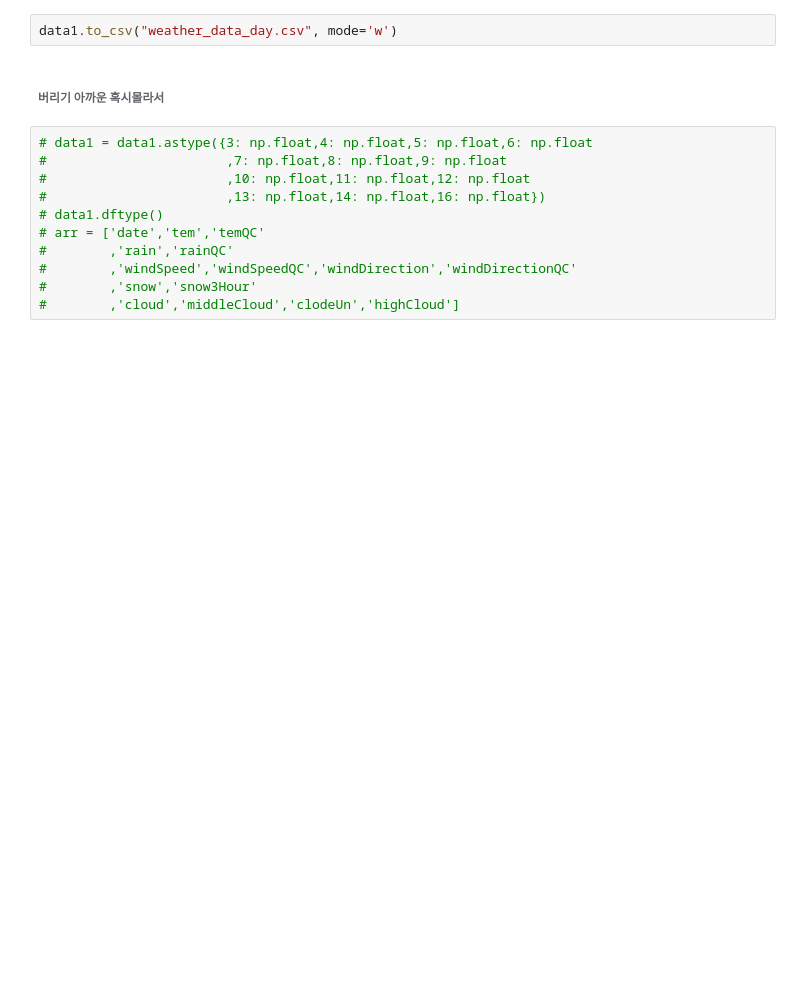
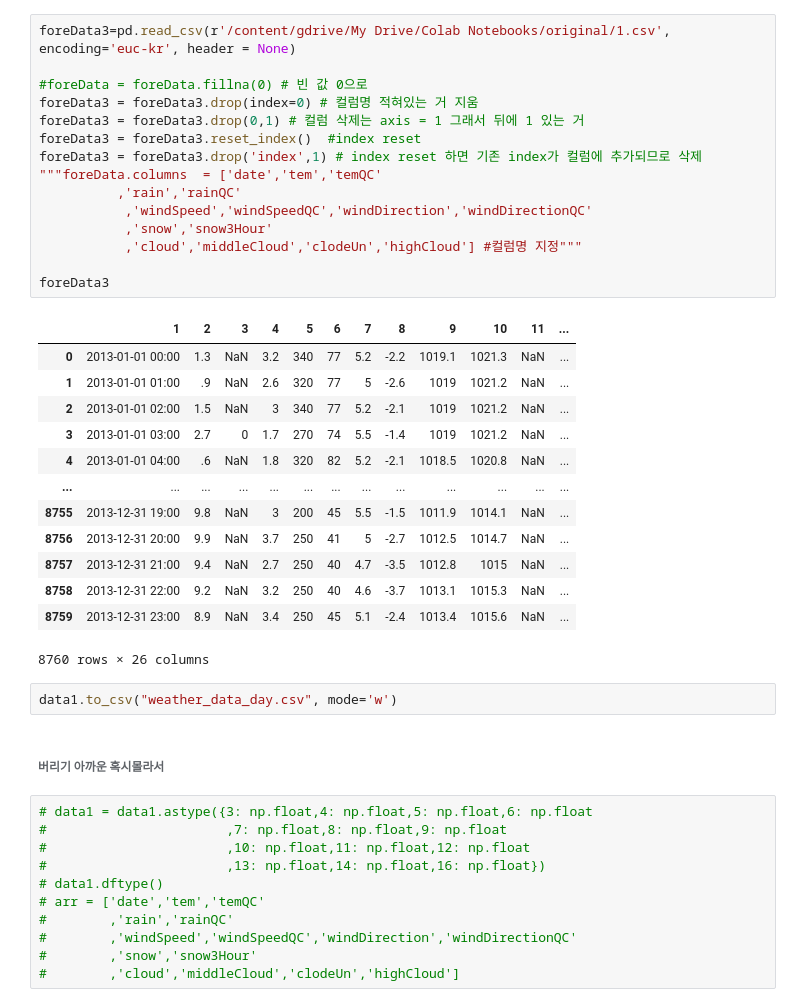
Before and after one commit to rohhj622/windPowerPrediction, a Jupyter notebook: firstDataPreprocessing.ipynb, the cells around one changed output. Saved outputs shown, nothing was run; the diff lists cells and outputs as text; blank space fills up the shorter version.

```diff
--- a/firstDataPreprocessing.ipynb
+++ b/firstDataPreprocessing.ipynb
@@ -166,3 +144,32 @@ data1
+# %%
+foreData3=pd.read_csv(r'/content/gdrive/My Drive/Colab Notebooks/original/1.csv', encoding='euc-kr', header = None)
+
+#foreData = foreData.fillna(0) # 빈 값 0으로
+foreData3 = foreData3.drop(index=0) # 컬럼명 적혀있는 거 지움
+foreData3 = foreData3.drop(0,1) # 컬럼 삭제는 axis = 1 그래서 뒤에 1 있는 거
+foreData3 = foreData3.reset_index()  #index reset
+foreData3 = foreData3.drop('index',1) # index reset 하면 기존 index가 컬럼에 추가되므로 삭제
+"""foreData.columns  = ['date','tem','temQC'
+          ,'rain','rainQC'
+           ,'windSpeed','windSpeedQC','windDirection','windDirectionQC'
+           ,'snow','snow3Hour'
+           ,'cloud','middleCloud','clodeUn','highCloud'] #컬럼명 지정"""
+
+foreData3
+# %% [output]
+|  | 1 | 2 | 3 | 4 | 5 | 6 | 7 | 8 | 9 | 10 | 11 | ... |
+| 0 | 2013-01-01 00:00 | 1.3 | NaN | 3.2 | 340 | 77 | 5.2 | -2.2 | 1019.1 | 1021.3 | NaN | ... |
+| 1 | 2013-01-01 01:00 | .9 | NaN | 2.6 | 320 | 77 | 5 | -2.6 | 1019 | 1021.2 | NaN | ... |
+| 2 | 2013-01-01 02:00 | 1.5 | NaN | 3 | 340 | 77 | 5.2 | -2.1 | 1019 | 1021.2 | NaN | ... |
+| 3 | 2013-01-01 03:00 | 2.7 | 0 | 1.7 | 270 | 74 | 5.5 | -1.4 | 1019 | 1021.2 | NaN | ... |
+| 4 | 2013-01-01 04:00 | .6 | NaN | 1.8 | 320 | 82 | 5.2 | -2.1 | 1018.5 | 1020.8 | NaN | ... |
+| ... | ... | ... | ... | ... | ... | ... | ... | ... | ... | ... | ... | ... |
+| 8755 | 2013-12-31 19:00 | 9.8 | NaN | 3 | 200 | 45 | 5.5 | -1.5 | 1011.9 | 1014.1 | NaN | ... |
+| 8756 | 2013-12-31 20:00 | 9.9 | NaN | 3.7 | 250 | 41 | 5 | -2.7 | 1012.5 | 1014.7 | NaN | ... |
+| 8757 | 2013-12-31 21:00 | 9.4 | NaN | 2.7 | 250 | 40 | 4.7 | -3.5 | 1012.8 | 1015 | NaN | ... |
+| 8758 | 2013-12-31 22:00 | 9.2 | NaN | 3.2 | 250 | 40 | 4.6 | -3.7 | 1013.1 | 1015.3 | NaN | ... |
+| 8759 | 2013-12-31 23:00 | 8.9 | NaN | 3.4 | 250 | 45 | 5.1 | -2.4 | 1013.4 | 1015.6 | NaN | ... |
+8760 rows × 26 columns
 # %%
 data1.to_csv("weather_data_day.csv", mode='w')
 # %% [markdown]
```
Also changed, not shown: parts of 31 cells of this notebook.
